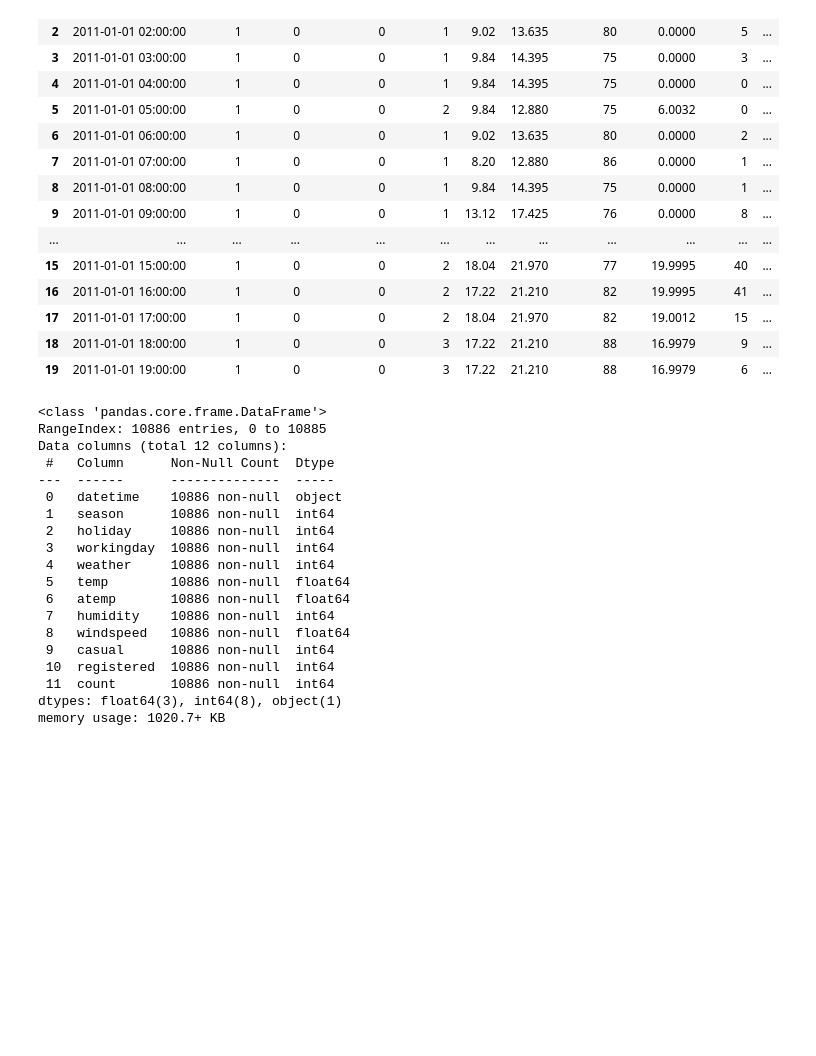
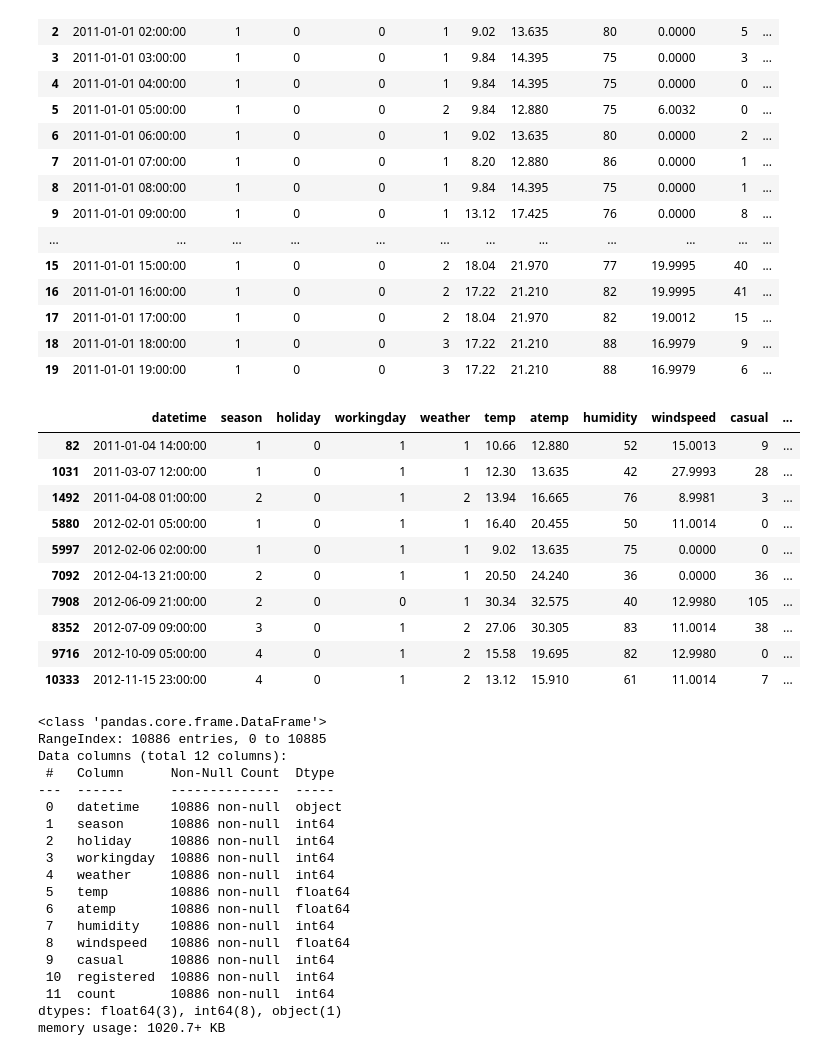
Before and after one commit to lm934/Case-Study-Rental-Bike-Data-Analysis, a Jupyter notebook: Rental_Bike_Data_Analysis.ipynb, the cells around one changed output. Cells and saved outputs as stored; diff of their text form; code cells hidden in the pictures; blank space fills up the shorter version.

```diff
--- a/Rental_Bike_Data_Analysis.ipynb
+++ b/Rental_Bike_Data_Analysis.ipynb
@@ -48,6 +47,20 @@ df.head(20)
 | 17 | 2011-01-01 17:00:00 | 1 | 0 | 0 | 2 | 18.04 | 21.970 | 82 | 19.0012 | 15 | ... |
 | 18 | 2011-01-01 18:00:00 | 1 | 0 | 0 | 3 | 17.22 | 21.210 | 88 | 16.9979 | 9 | ... |
 | 19 | 2011-01-01 19:00:00 | 1 | 0 | 0 | 3 | 17.22 | 21.210 | 88 | 16.9979 | 6 | ... |
+# %%
+df.sample(10).sort_values(by="datetime")
+# %% [output]
+|  | datetime | season | holiday | workingday | weather | temp | atemp | humidity | windspeed | casual | ... |
+| 82 | 2011-01-04 14:00:00 | 1 | 0 | 1 | 1 | 10.66 | 12.880 | 52 | 15.0013 | 9 | ... |
+| 1031 | 2011-03-07 12:00:00 | 1 | 0 | 1 | 1 | 12.30 | 13.635 | 42 | 27.9993 | 28 | ... |
+| 1492 | 2011-04-08 01:00:00 | 2 | 0 | 1 | 2 | 13.94 | 16.665 | 76 | 8.9981 | 3 | ... |
+| 5880 | 2012-02-01 05:00:00 | 1 | 0 | 1 | 1 | 16.40 | 20.455 | 50 | 11.0014 | 0 | ... |
+| 5997 | 2012-02-06 02:00:00 | 1 | 0 | 1 | 1 | 9.02 | 13.635 | 75 | 0.0000 | 0 | ... |
+| 7092 | 2012-04-13 21:00:00 | 2 | 0 | 1 | 1 | 20.50 | 24.240 | 36 | 0.0000 | 36 | ... |
+| 7908 | 2012-06-09 21:00:00 | 2 | 0 | 0 | 1 | 30.34 | 32.575 | 40 | 12.9980 | 105 | ... |
+| 8352 | 2012-07-09 09:00:00 | 3 | 0 | 1 | 2 | 27.06 | 30.305 | 83 | 11.0014 | 38 | ... |
+| 9716 | 2012-10-09 05:00:00 | 4 | 0 | 1 | 2 | 15.58 | 19.695 | 82 | 12.9980 | 0 | ... |
+| 10333 | 2012-11-15 23:00:00 | 4 | 0 | 1 | 2 | 13.12 | 15.910 | 61 | 11.0014 | 7 | ... |
 # %%
 # Inspecting the columns and their data types
 df.info()
```
Also changed, not shown: parts of 17 cells of this notebook.
